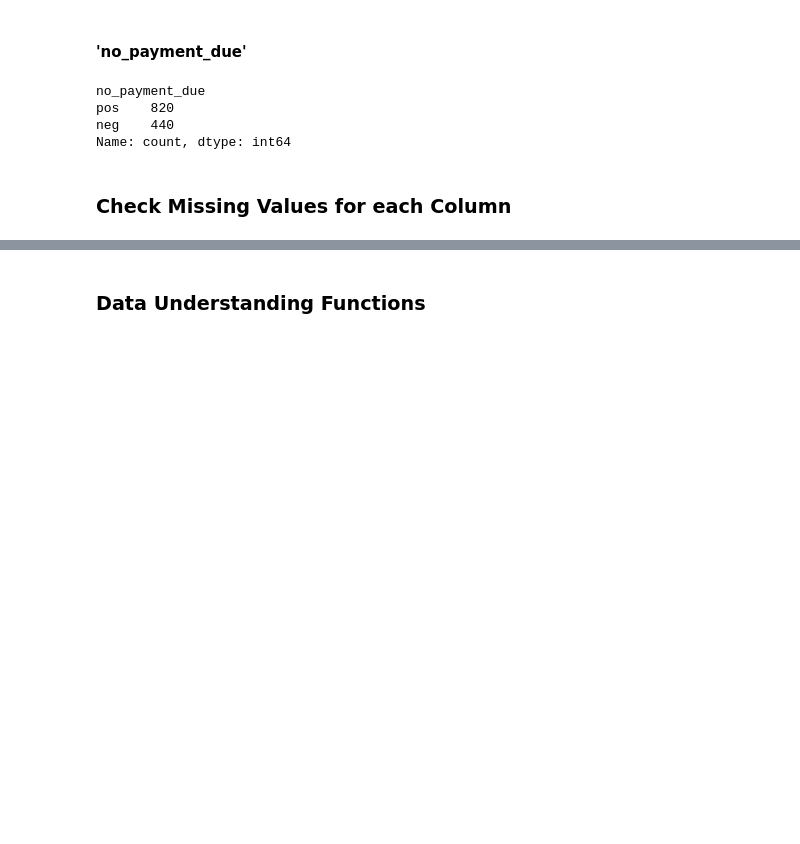
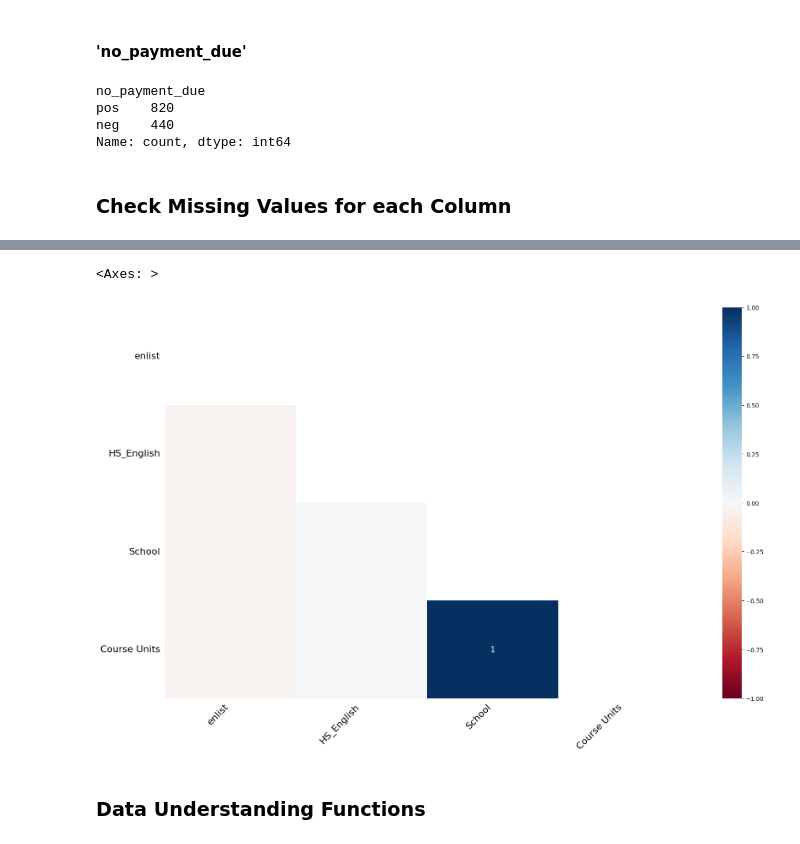
Before and after one commit to mjvillamayor/IST340-Final-Project, a Jupyter notebook: KDDM_Project.ipynb, the cells around one changed output, grey strips where cells are left out. Cells and saved outputs as stored; diff of their text form; code cells hidden in the pictures; blank space fills up the shorter version.

```diff
--- a/KDDM_Project.ipynb
+++ b/KDDM_Project.ipynb
@@ -854,3 +853,9 @@ plt.show()
+# %%
+# missingno heatmap visualization to check for correlation of missingness between different columns
+msno.heatmap(merged_df)
+# %% [output]
+<Axes: >
+[figure, added]
 # %% [markdown]
 ### Data Understanding Functions
 # %%
```
Also changed, not shown: parts of 18 cells of this notebook.
